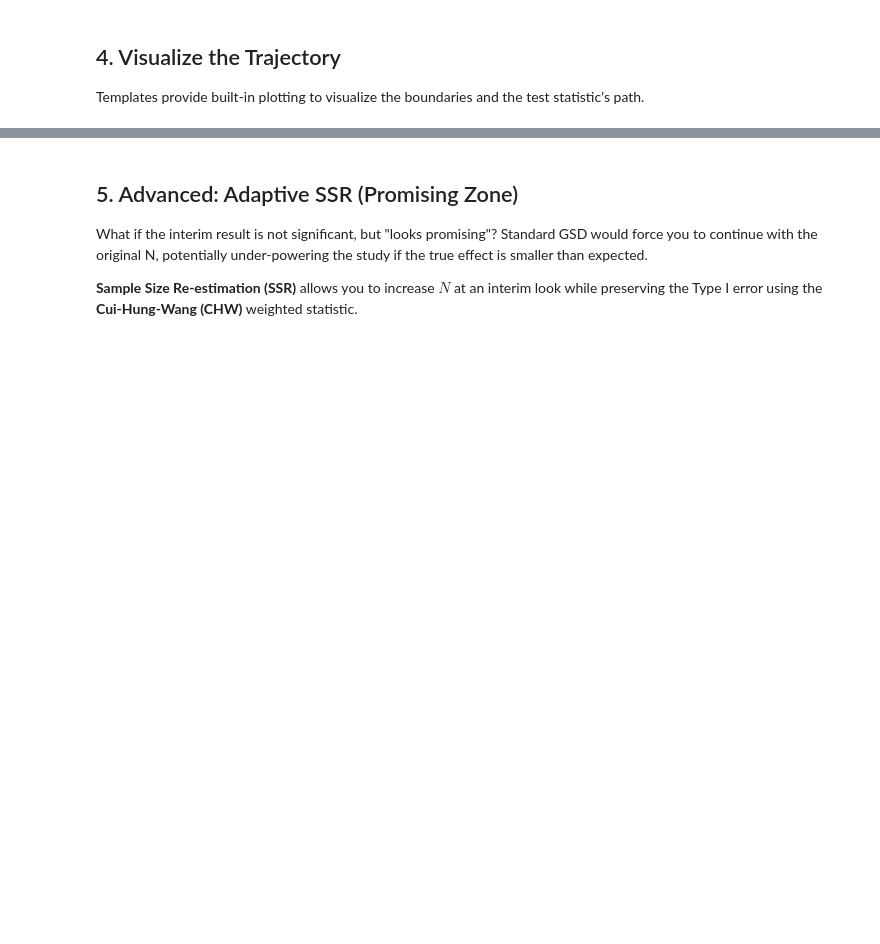
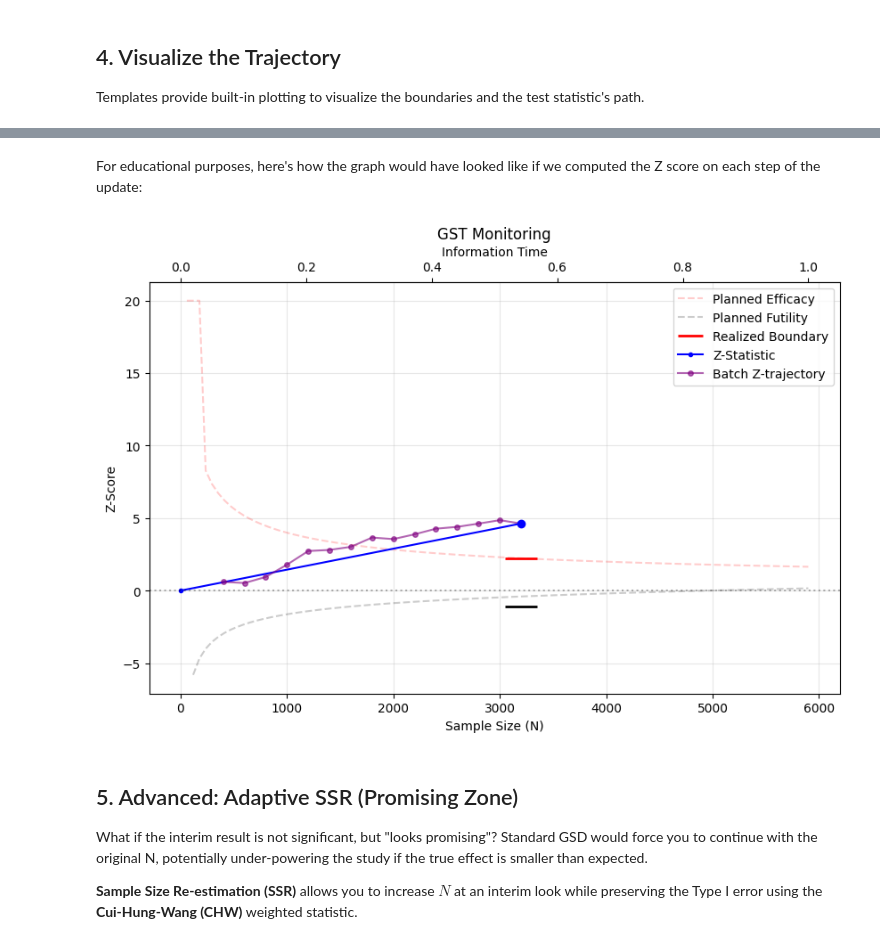
Before and after one commit to early-sign/EarlySign, a Jupyter notebook: docs/source/tutorial/201_group_sequential_design.ipynb, the cells around one changed output, grey strips where cells are left out. Drawn from its saved outputs; the diff is of its cells as text; code cells hidden in the pictures; blank space fills up the shorter version.

```diff
--- a/docs/source/tutorial/201_group_sequential_design.ipynb
+++ b/docs/source/tutorial/201_group_sequential_design.ipynb
@@ -164,3 +167,33 @@ plt.show()
+# %% [markdown]
+For educational purposes, here's how the graph would have looked like if we computed the Z score on each step of the update:
+# %%
+from earlysign.v1.methods.group_sequential.reporting.inspection import (
+    PosthocZTrajectoryProjector,
+)
+
+# 1. Generate the base plot (realized boundaries + look Z-stats)
+fig = template.plot_result()
+ax = fig.axes[0]
+
+# 2. Reconstruct high-resolution Z-scores directly from the ledger using core inspection utilities.
+z_trajectory = PosthocZTrajectoryProjector().project(template.ledger.t).data.execute()
+
+# 3. Overlay the high-resolution trajectory
+if not z_trajectory.empty:
+    ax.plot(
+        z_trajectory["n"],
+        z_trajectory["z"],
+        color="purple",
+        linestyle="-",
+        marker="o",
+        markersize=4,
+        alpha=0.6,
+        label="Batch Z-trajectory",
+    )
+    ax.legend()
+plt.show()
+# %% [output]
+[figure, added]
 # %% [markdown]
 ## 5. Advanced: Adaptive SSR (Promising Zone)
 
```
Also changed, not shown: parts of 9 cells of this notebook, 32 other files.
